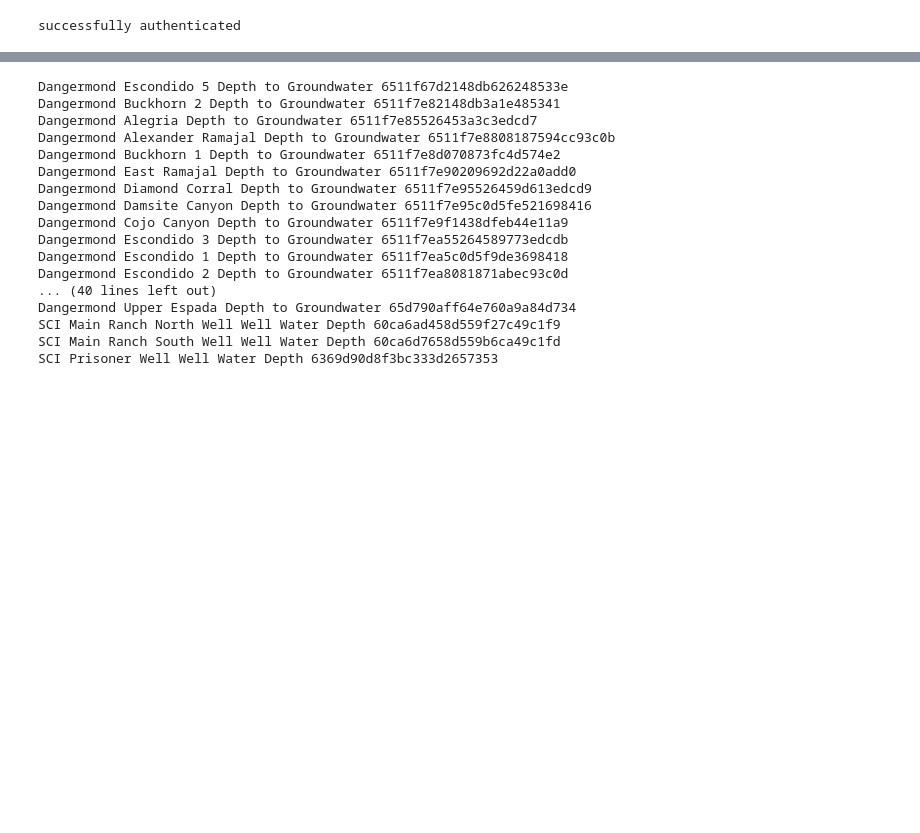
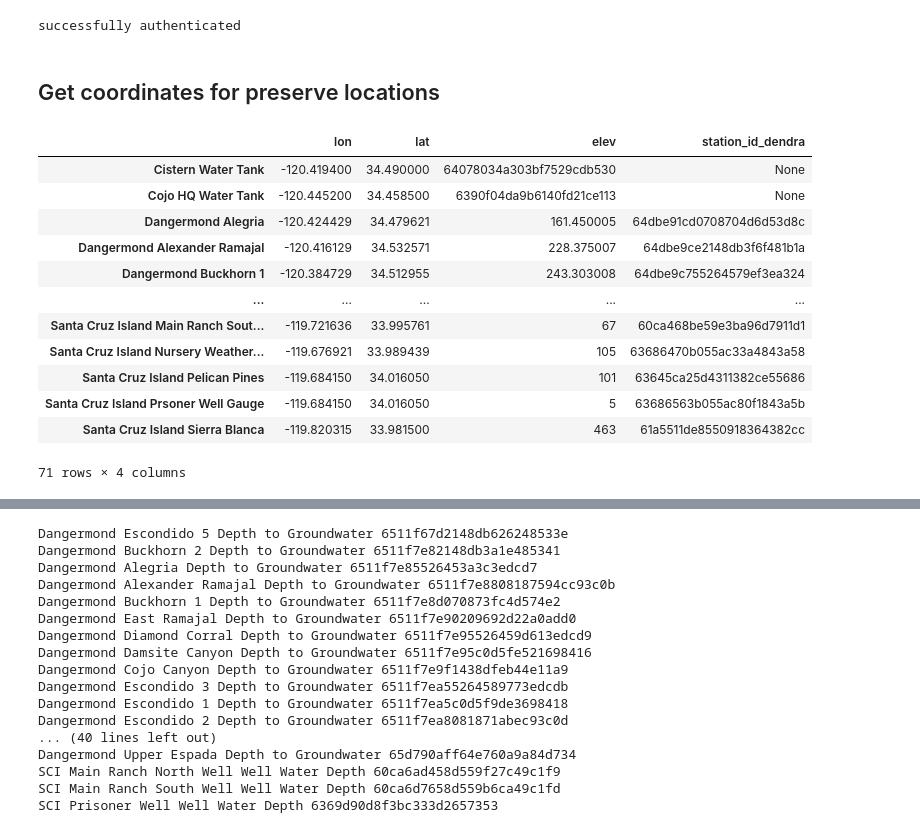
Before and after one commit to LynkerIntel/TNC_dangermond, a Jupyter notebook: station_data/dendra_query.ipynb, the cells around one changed output, grey strips where cells are left out. Saved outputs shown, nothing was run; the diff lists cells and outputs as text; code cells hidden in the pictures; blank space fills up the shorter version.

```diff
--- a/station_data/dendra_query.ipynb
+++ b/station_data/dendra_query.ipynb
@@ -19,3 +23,5 @@ begins_at = "2023-01-01T00:00:00"
 ends_before = (
     dendra_berkeley.time_format()
 )  # time_format without argument gives current datetime. #'2020-03-01T00:00:00'
+# %% [markdown]
+## Get coordinates for preserve locations
@@ -21,0 +49,21 @@ ends_before = (
+# %%
+df_all_locs = pd.DataFrame.from_dict(
+    all_locs, orient="index", columns=["lon", "lat", "elev", "station_id_dendra"]
+)
+# df_all_locs.to_csv("./output/all_dangermond_locations.csv")
+# %%
+df_all_locs
+# %% [output]
+|  | lon | lat | elev | station_id_dendra |
+| Cistern Water Tank | -120.419400 | 34.490000 | 64078034a303bf7529cdb530 | None |
+| Cojo HQ Water Tank | -120.445200 | 34.458500 | 6390f04da9b6140fd21ce113 | None |
+| Dangermond Alegria | -120.424429 | 34.479621 | 161.450005 | 64dbe91cd0708704d6d53d8c |
+| Dangermond Alexander Ramajal | -120.416129 | 34.532571 | 228.375007 | 64dbe9ce2148db3f6f481b1a |
+| Dangermond Buckhorn 1 | -120.384729 | 34.512955 | 243.303008 | 64dbe9c755264579ef3ea324 |
+| ... | ... | ... | ... | ... |
+| Santa Cruz Island Main Ranch Sout... | -119.721636 | 33.995761 | 67 | 60ca468be59e3ba96d7911d1 |
+| Santa Cruz Island Nursery Weather... | -119.676921 | 33.989439 | 105 | 63686470b055ac33a4843a58 |
+| Santa Cruz Island Pelican Pines | -119.684150 | 34.016050 | 101 | 63645ca25d4311382ce55686 |
+| Santa Cruz Island Prsoner Well Gauge | -119.684150 | 34.016050 | 5 | 63686563b055ac80f1843a5b |
+| Santa Cruz Island Sierra Blanca | -119.820315 | 33.981500 | 463 | 61a5511de8550918364382cc |
+71 rows × 4 columns
```
Also changed, not shown: parts of 27 cells of this notebook.
